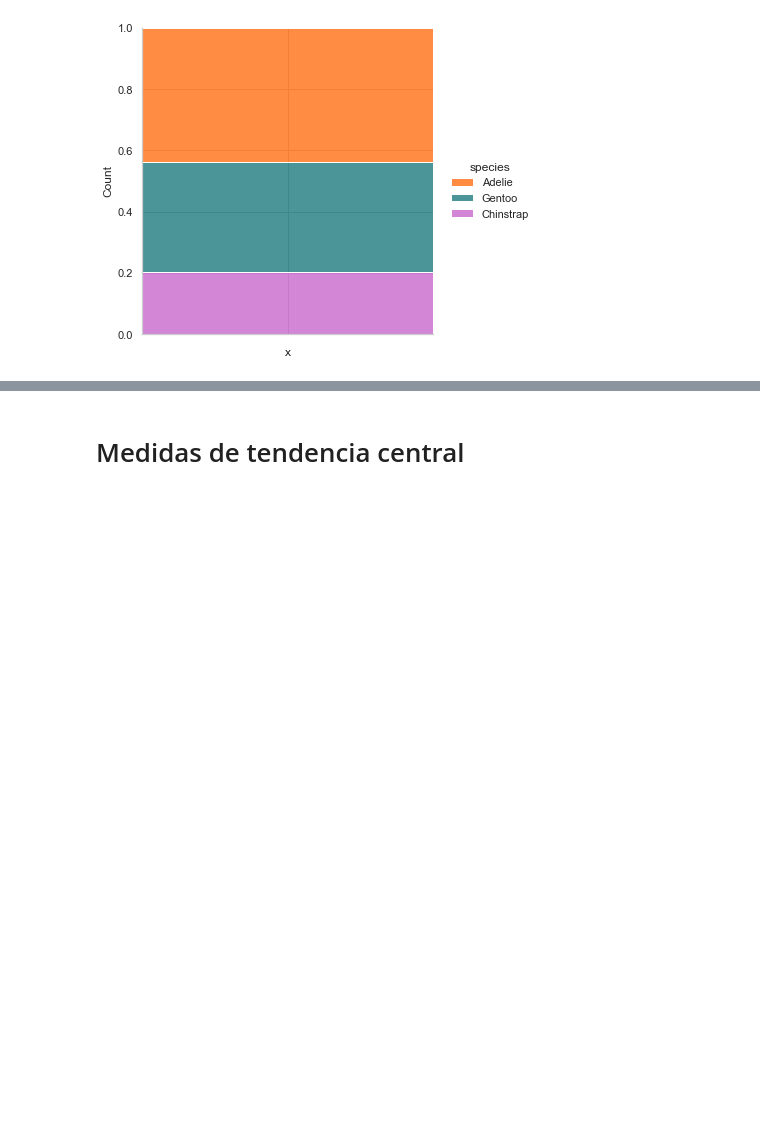
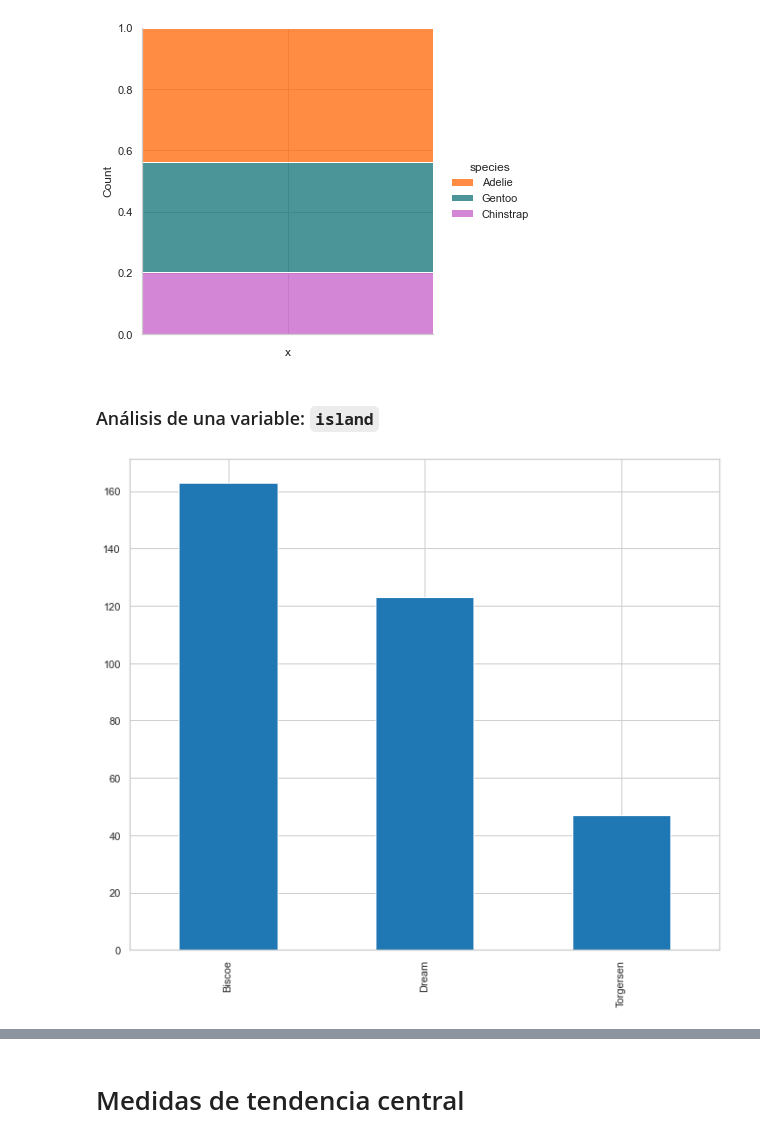
Before and after one commit to PyColls/python-eda, a Jupyter notebook: pinguins_eda.ipynb, the cells around one changed output, grey strips where cells are left out. Cells and saved outputs as stored; diff of their text form; code cells hidden in the pictures; blank space fills up the shorter version.

```diff
--- a/pinguins_eda.ipynb
+++ b/pinguins_eda.ipynb
@@ -414,3 +427,18 @@ sns.catplot(
 );
 # %% [output]
 [figure]
+# %% [markdown]
+### Análisis de una variable: `island`
+# %%
+# Pandas
+
+(
+    processed_penguins
+    .island
+    .value_counts()
+    .plot(
+        kind='bar'
+    )
+);
+# %% [output]
+[figure, added]
```
Also changed, not shown: parts of 19 cells of this notebook.
